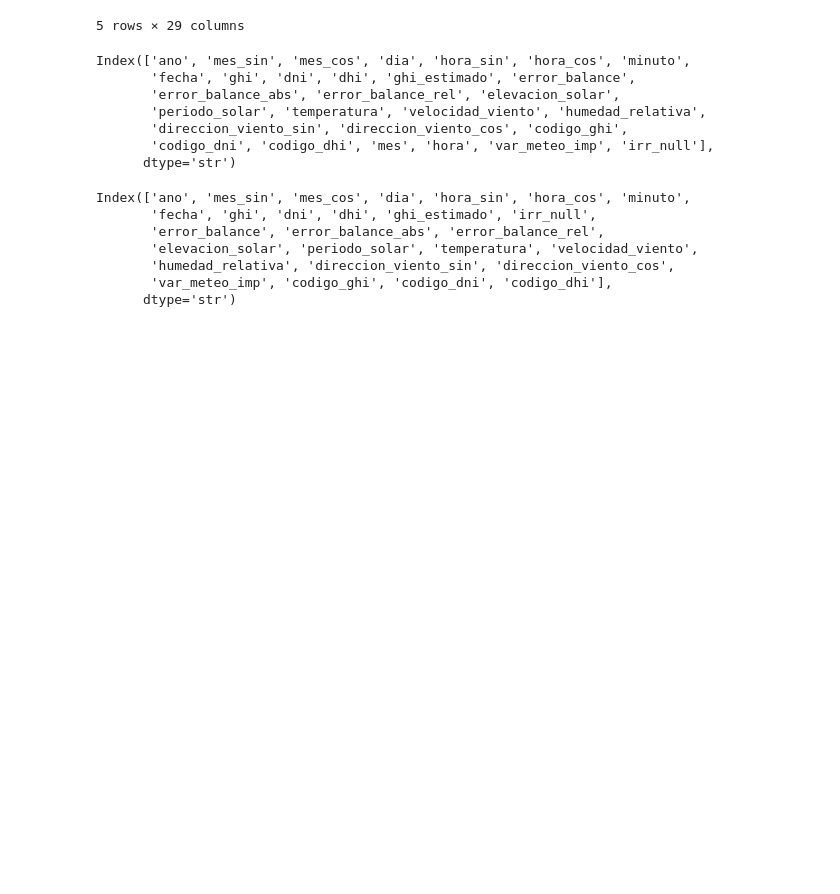
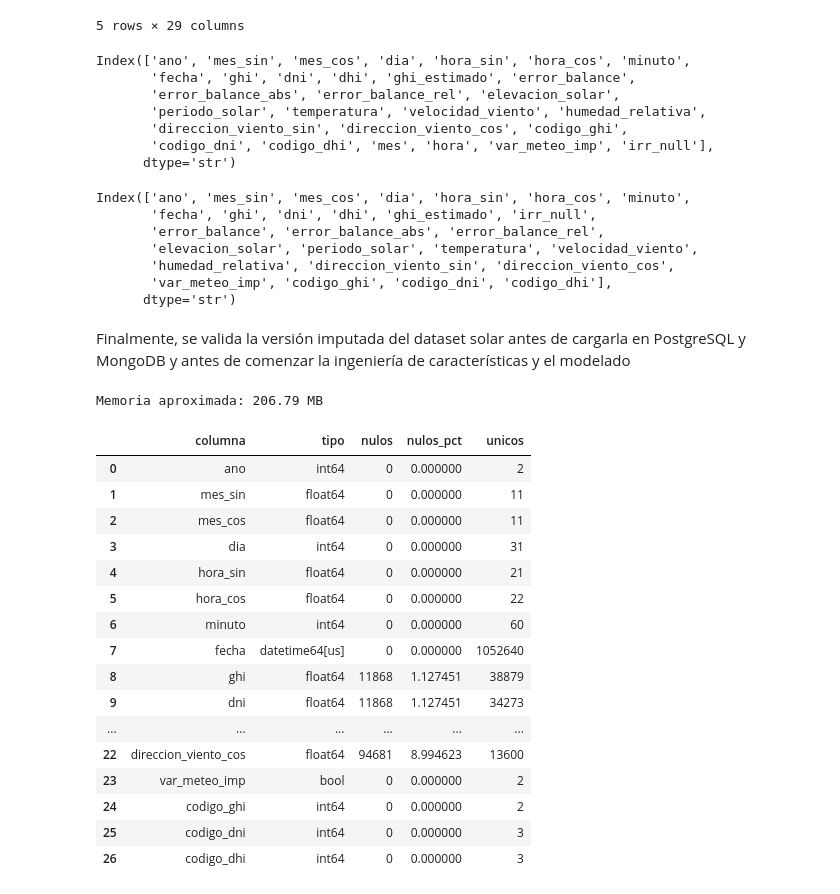
Before and after one commit to zacariasct4/TFM_IEBS, a Jupyter notebook: notebooks/04_imputacion_de_nulos.ipynb, the cells around one changed output. Saved outputs shown, nothing was run; the diff lists cells and outputs as text; code cells hidden in the pictures; blank space fills up the shorter version.

```diff
--- a/notebooks/04_imputacion_de_nulos.ipynb
+++ b/notebooks/04_imputacion_de_nulos.ipynb
@@ -890,3 +890,37 @@ df.to_parquet(
     "../data/processed/dataset_solar_2023_2024_v3.parquet",
     index=False
 )
+# %% [markdown]
+Finalmente, se valida la versión imputada del dataset solar antes de cargarla en PostgreSQL y MongoDB y antes de comenzar la ingeniería de características y el modelado
+# %%
+memory_mb = df.memory_usage(deep=True).sum() / 1024**2
+
+inventory = pd.DataFrame({
+    "columna": df.columns,
+    "tipo": df.dtypes.astype(str).values,
+    "nulos": df.isna().sum().values,
+    "nulos_pct": (df.isna().mean() * 100).values,
+    "unicos": df.nunique(dropna=False).values,
+})
+
+print(f"Memoria aproximada: {memory_mb:,.2f} MB")
+display(inventory)
+# %% [output]
+Memoria aproximada: 206.79 MB
+|  | columna | tipo | nulos | nulos_pct | unicos |
+| 0 | ano | int64 | 0 | 0.000000 | 2 |
+| 1 | mes_sin | float64 | 0 | 0.000000 | 11 |
+| 2 | mes_cos | float64 | 0 | 0.000000 | 11 |
+| 3 | dia | int64 | 0 | 0.000000 | 31 |
+| 4 | hora_sin | float64 | 0 | 0.000000 | 21 |
+| 5 | hora_cos | float64 | 0 | 0.000000 | 22 |
+| 6 | minuto | int64 | 0 | 0.000000 | 60 |
+| 7 | fecha | datetime64[us] | 0 | 0.000000 | 1052640 |
+| 8 | ghi | float64 | 11868 | 1.127451 | 38879 |
+| 9 | dni | float64 | 11868 | 1.127451 | 34273 |
+| ... | ... | ... | ... | ... | ... |
+| 22 | direccion_viento_cos | float64 | 94681 | 8.994623 | 13600 |
+| 23 | var_meteo_imp | bool | 0 | 0.000000 | 2 |
+| 24 | codigo_ghi | int64 | 0 | 0.000000 | 2 |
+| 25 | codigo_dni | int64 | 0 | 0.000000 | 3 |
+| 26 | codigo_dhi | int64 | 0 | 0.000000 | 3 |
```
Also changed, not shown: parts of 6 cells of this notebook, 1 other file.
